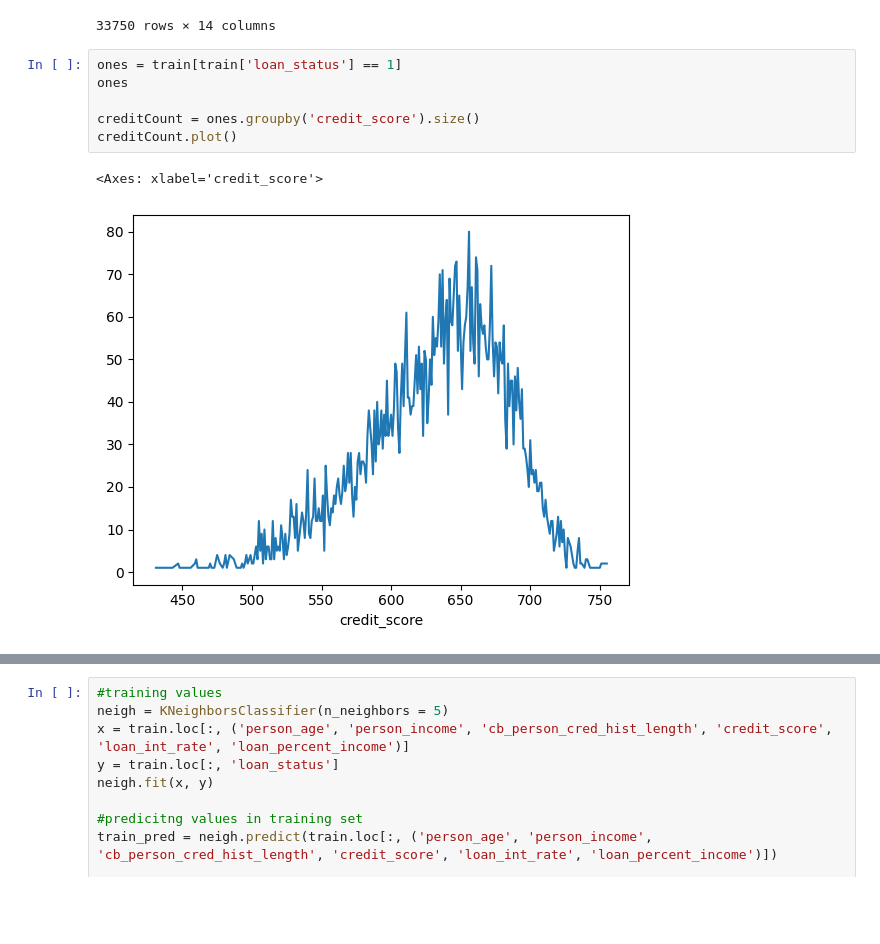
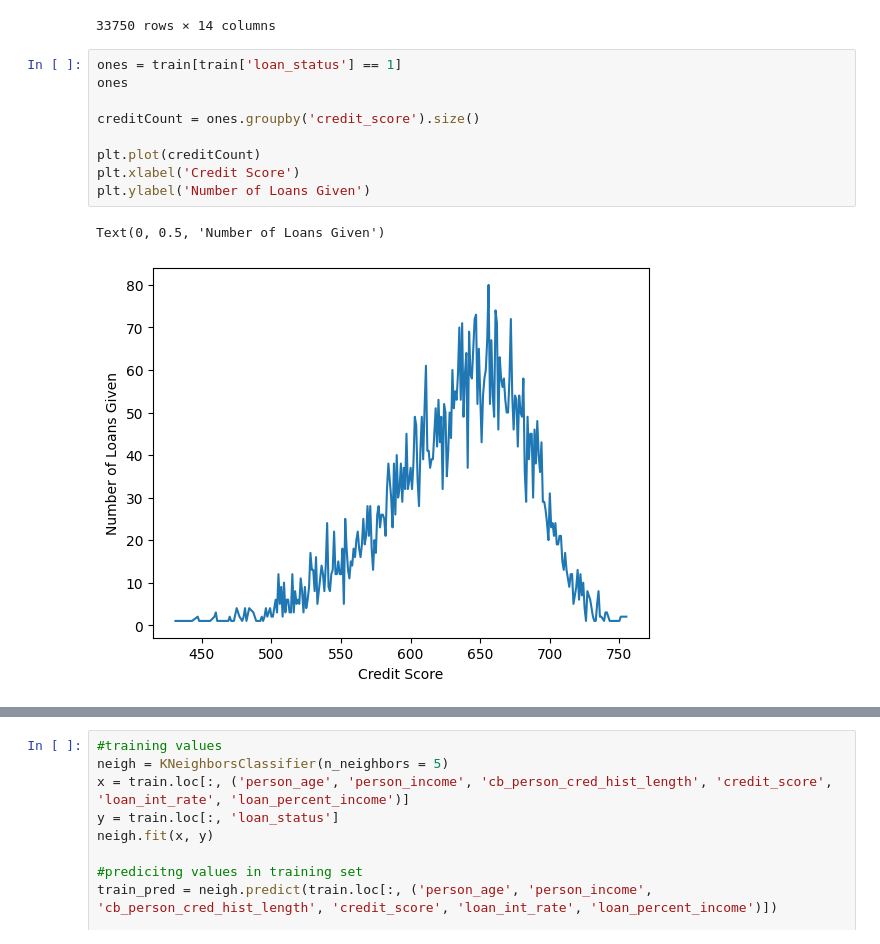
Before and after one commit to stanleyxu1/classification-loan, a Jupyter notebook: Loan Classification.ipynb, the cells around one changed output, grey strips where cells are left out. Drawn from its saved outputs; the diff is of its cells as text; blank space fills up the shorter version.

```diff
--- a/Loan Classification.ipynb
+++ b/Loan Classification.ipynb
@@ -28,12 +28,15 @@ train
 # %%
 ones = train[train['loan_status'] == 1]
 ones
 
 creditCount = ones.groupby('credit_score').size()
-creditCount.plot()
+
+plt.plot(creditCount)
+plt.xlabel('Credit Score')
+plt.ylabel('Number of Loans Given')
 # %% [output]
-<Axes: xlabel='credit_score'>
+Text(0, 0.5, 'Number of Loans Given')
-[figure, old version]
+[figure, new version]
 # %%
 ones = train[train['loan_status'] == 1]
 ones
```
Also changed, not shown: parts of 3 cells of this notebook.
